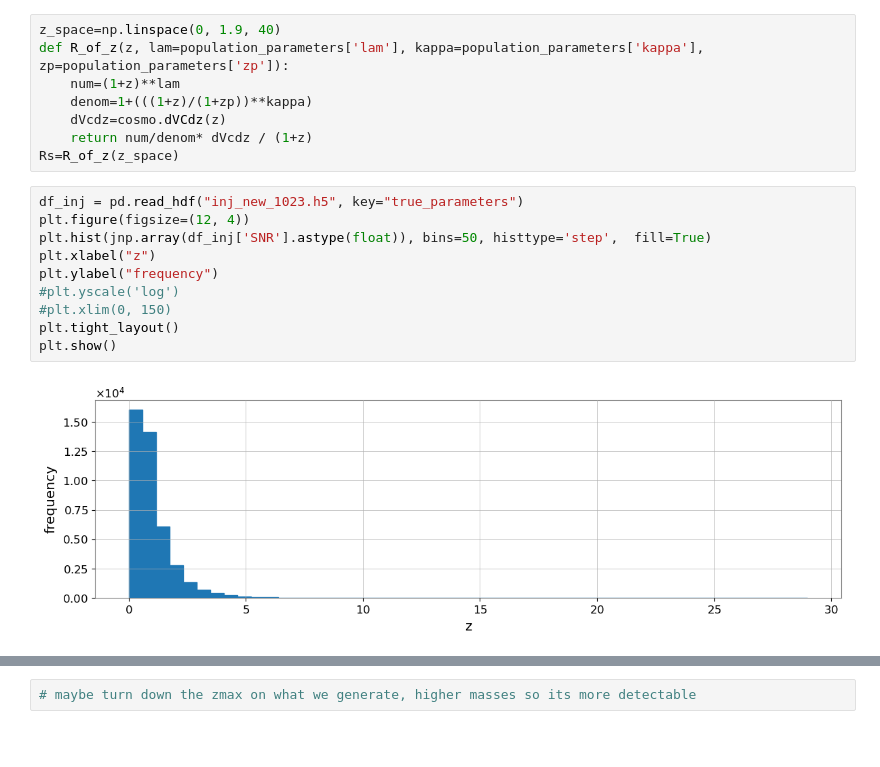
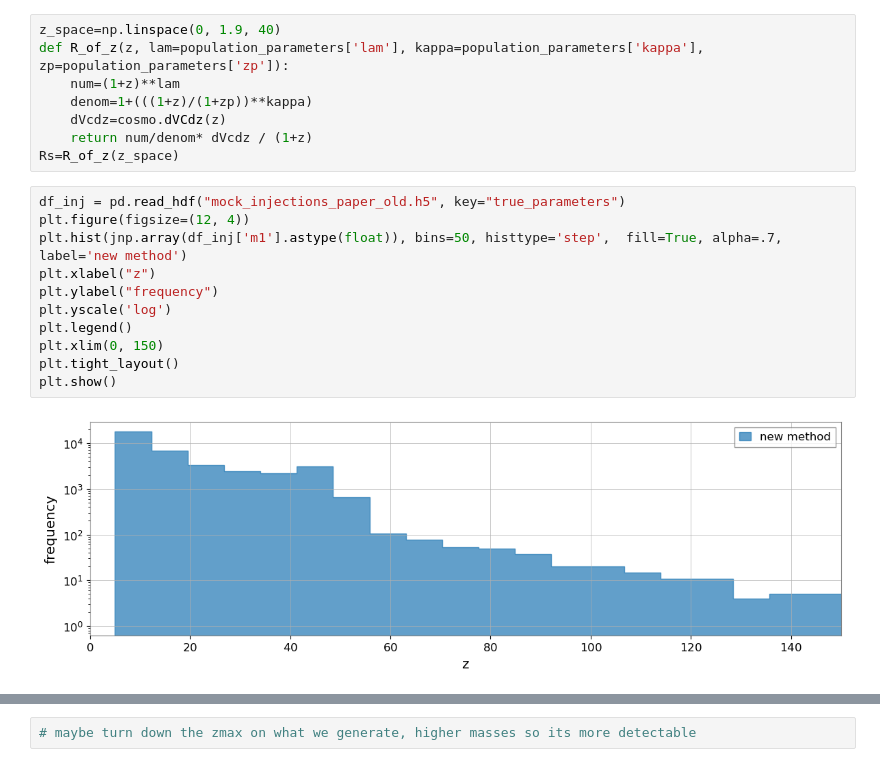
Before and after one commit to abby-moran/GW_pop_cosmo_inference, a Jupyter notebook: src/gen_mock_files.ipynb, the cells around one changed output, grey strips where cells are left out. Saved outputs shown, nothing was run; the diff lists cells and outputs as text; blank space fills up the shorter version.

```diff
--- a/src/gen_mock_files.ipynb
+++ b/src/gen_mock_files.ipynb
@@ -366,16 +341,17 @@ def R_of_z(z, lam=population_parameters['lam'], kappa=population_parameters['kap
     dVcdz=cosmo.dVCdz(z)
     return num/denom* dVcdz / (1+z)
 Rs=R_of_z(z_space)
-# %%
-df_inj = pd.read_hdf("inj_new_1023.h5", key="true_parameters")
-plt.figure(figsize=(12, 4))
-plt.hist(jnp.array(df_inj['SNR'].astype(float)), bins=50, histtype='step',  fill=True)
-plt.xlabel("z")
-plt.ylabel("frequency")
-#plt.yscale('log')
-#plt.xlim(0, 150)
-plt.tight_layout()
-plt.show()
-# %% [output]
-[figure, removed]
+# %%
+df_inj = pd.read_hdf("mock_injections_paper_old.h5", key="true_parameters")
+plt.figure(figsize=(12, 4))
+plt.hist(jnp.array(df_inj['m1'].astype(float)), bins=50, histtype='step',  fill=True, alpha=.7, label='new method')
+plt.xlabel("z")
+plt.ylabel("frequency")
+plt.yscale('log')
+plt.legend()
+plt.xlim(0, 150)
+plt.tight_layout()
+plt.show()
+# %% [output]
+[figure, added]
 # %%
```
Also changed, not shown: parts of 14 cells of this notebook, 1 other file.
